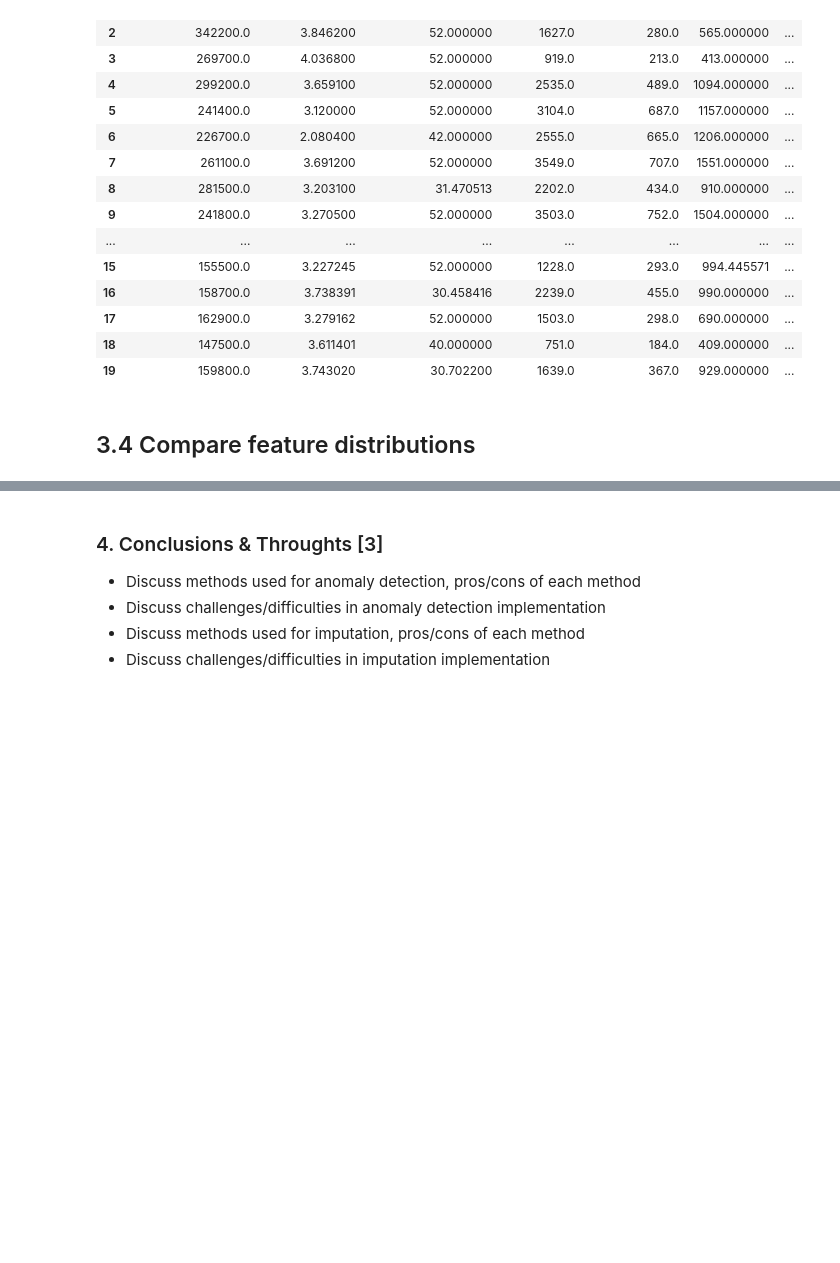
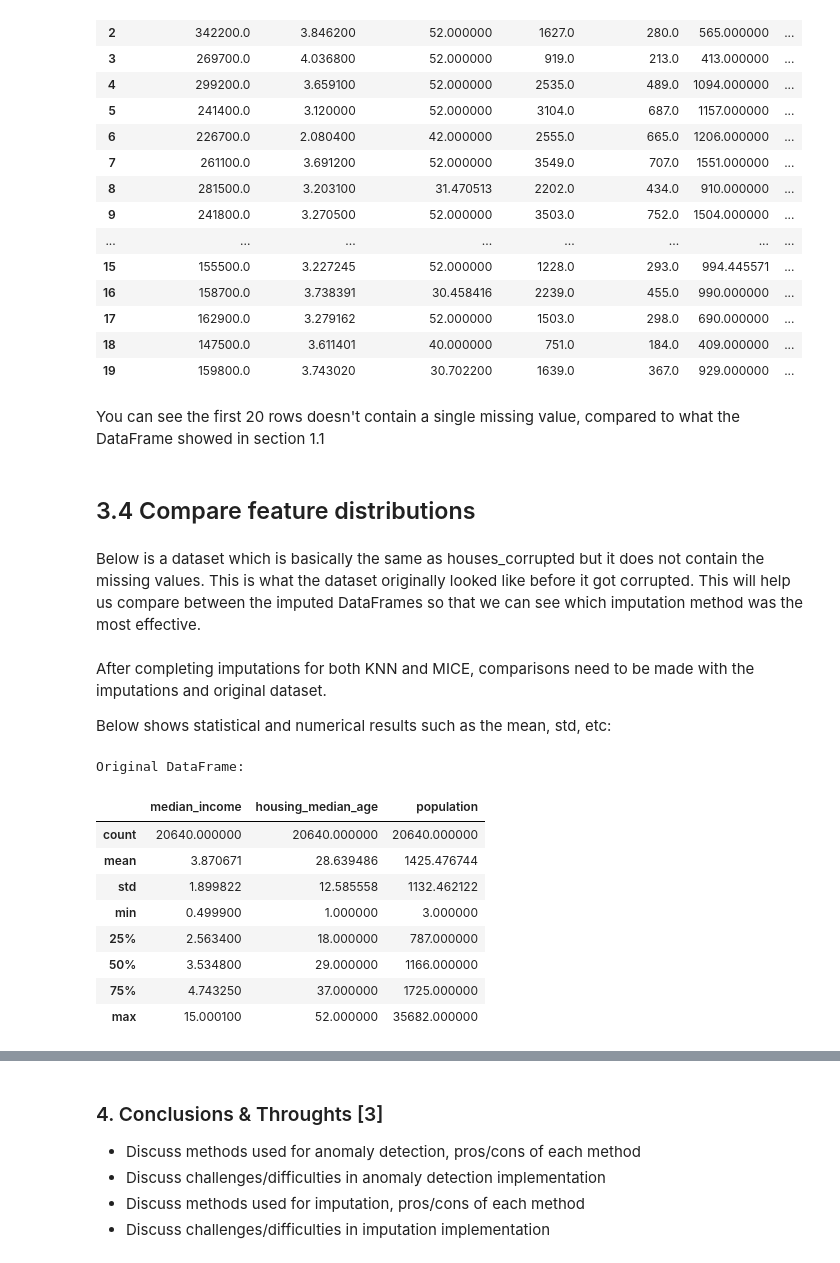
Before and after one commit to kabirdin5/computer-vision-project, a Jupyter notebook: CSC3831_Coursework_P1.ipynb, the cells around one changed output, grey strips where cells are left out. Saved outputs shown, nothing was run; the diff lists cells and outputs as text; code cells hidden in the pictures; blank space fills up the shorter version.

```diff
--- a/CSC3831_Coursework_P1.ipynb
+++ b/CSC3831_Coursework_P1.ipynb
@@ -757,5 +777,9 @@ mice_df.head(20)
 | 17 | 162900.0 | 3.279162 | 52.000000 | 1503.0 | 298.0 | 690.000000 | ... |
 | 18 | 147500.0 | 3.611401 | 40.000000 | 751.0 | 184.0 | 409.000000 | ... |
 | 19 | 159800.0 | 3.743020 | 30.702200 | 1639.0 | 367.0 | 929.000000 | ... |
+# %% [markdown]
+You can see the first 20 rows doesn't contain a single missing value, compared to what the DataFrame showed in section 1.1
 # %% [markdown]
 ## 3.4 Compare feature distributions
+# %% [markdown]
+Below is a dataset which is basically the same as houses_corrupted but it does not contain the missing values. This is what the dataset originally looked like before it got corrupted. This will help us compare between the imputed DataFrames so that we can see which imputation method was the most effective.
@@ -761,0 +791,18 @@ mice_df.head(20)
+# %% [markdown]
+After completing imputations for both KNN and MICE, comparisons need to be made with the imputations and original dataset.
+
+Below shows statistical and numerical results such as the mean, std, etc:
+# %%
+print('Original DataFrame:')
+houses_df[null_columns].describe()
+# %% [output]
+Original DataFrame:
+|  | median_income | housing_median_age | population |
+| count | 20640.000000 | 20640.000000 | 20640.000000 |
+| mean | 3.870671 | 28.639486 | 1425.476744 |
+| std | 1.899822 | 12.585558 | 1132.462122 |
+| min | 0.499900 | 1.000000 | 3.000000 |
+| 25% | 2.563400 | 18.000000 | 787.000000 |
+| 50% | 3.534800 | 29.000000 | 1166.000000 |
+| 75% | 4.743250 | 37.000000 | 1725.000000 |
+| max | 15.000100 | 52.000000 | 35682.000000 |
```
Also changed, not shown: parts of 33 cells of this notebook.
